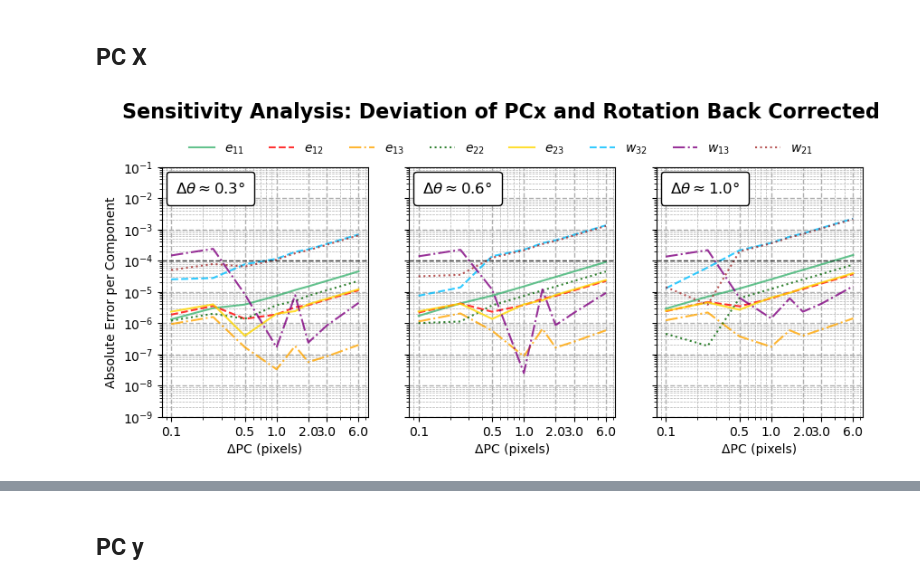
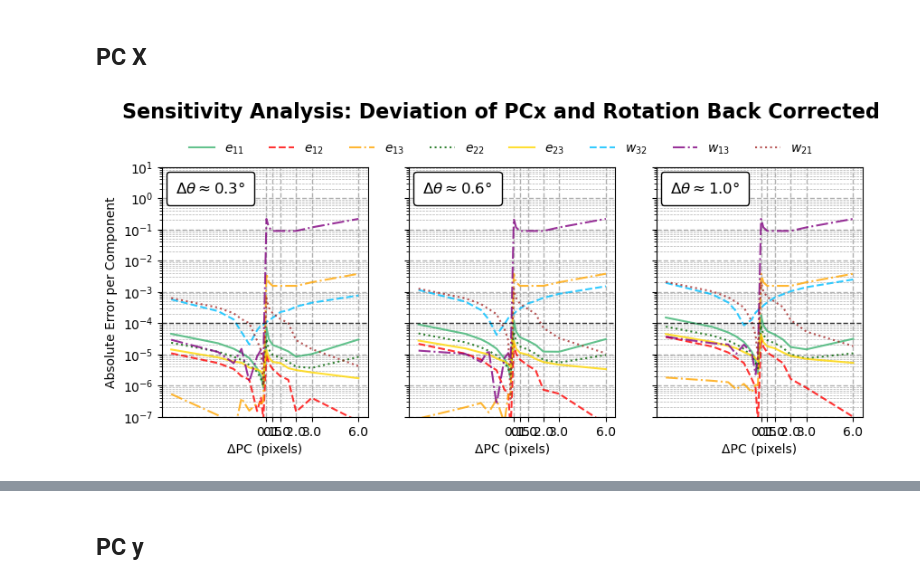
Before and after one commit to crestienne/IDIC-HREBSD, a Jupyter notebook: VisualizingResults-PCsensitivity.ipynb, the cells around one changed output, grey strips where cells are left out. Drawn from its saved outputs; the diff is of its cells as text; code cells hidden in the pictures.

```diff
--- a/VisualizingResults-PCsensitivity.ipynb
+++ b/VisualizingResults-PCsensitivity.ipynb
@@ -1308,7 +1470,7 @@ plt.show()
 # %% [markdown]
 ## Step 0: Know the PC deviations
 # %%
-delpc = np.array([0.1, 0.25, 0.5, 1.0, 1.5, 2.0, 3.0, 6.0]) # the possible PC values
+delpc = np.array([-6.0, -3, -2, -1.5, -1, -0.5, -0.25, -0.1, 0.1, 0.25, 0.5, 1.0, 1.5, 2.0, 3.0, 6.0]) # the possible PC values
 # %% [markdown]
 ## Step 1: Construct (TS)^(-1)
 
@@ -1318,11 +1480,13 @@ PC x
 # %%
 #inputs -----
 alpha = np.ones(len(delpc)) # no change in the pc width
-delx = delpc  # the change in pcx
+delx = -1*delpc  # the change in pcx
 dely = np.zeros(len(delpc))  # no change in pcy
 TS_inv_pcx = np.zeros((3,3,len(delpc)))  # preallocate the inverse transformation matrix array
 
 for i in range(len(delpc)):
     TS = np.array(([alpha[i], 0, (-1*delx[i]/alpha[i])], [0, alpha[i], (-1*dely[i]/alpha[i])], [0, 0, 1]))  # the three theta values
     #find the inverse of TS
-    TS_inv_pcx[:,:,i] = np.linalg.inv(TS)
+    TS_inv_pcx[:,:,i] = TS
+
+print(TS_inv_pcx)
@@ -1426,7 +1636,7 @@ h_corrected = w_corrected_reshaped[:, :8]
 # %%
-F = conversions.h2F(h_corrected, np.array([0, 0, 800]))
+F_new = conversions.h2F(h_corrected, np.array([0, 0, 800]))
 
 #pring F shape
-print(F.shape)
-epsilon_corrected, omega_corrected = conversions.F2strain(F)
+print(F_new.shape)
+epsilon_corrected, omega_corrected = conversions.F2strain(F_new, small_strain=False)
 # %% [output]
@@ -1523,7 +1734,8 @@ e12_pcx shape:  (8, 12)
 # %%
 #print the shape of e11_pcx
 print("e11_pcx shape: ", e11_pcx.shape)
-
+print(e11_true.shape)
+print(Rows, Columns)
 # Verify true value shapes for broadcasting
 assert e11_true.shape == (12,), f"Expected 12 true values for e11, got {e11_true.shape}"
 assert e12_true.shape == (12,), f"Expected 12 true values for e12, got {e12_true.shape}"
@@ -1533,16 +1745,17 @@ assert e_23_true.shape == (12,), f"Expected 12 true values for e23, got {e_23_tr
 assert w32_true.shape == (12,), f"Expected 12 true values for w32, got {w32_true.shape}"
 assert w13_true.shape == (12,), f"Expected 12 true values for w13, got {w13_true.shape}"
 assert w21_true.shape == (12,), f"Expected 12 true values for w21, got {w21_true.shape}"
+print(e11_true)
+print(w21_true)
 
 #subtract the true values from the pcx values from each row in e11_pcx to get the error
 # Explicit broadcasting: each row gets the same 12 true values subtracted
-e11_pcx_error = np.abs(e11_pcx - e11_true.reshape(1, 12))
-e12_pcx_error = np.abs(e12_pcx - e12_true.reshape(1, 12))
-e13_pcx_error = np.abs(e13_pcx - e13_true.reshape(1, 12))
-e22_pcx_error = np.abs(e22_pcx - e22_true.reshape(1, 12))
-e23_pcx_error = np.abs(e23_pcx - e_23_true.reshape(1, 12))
-
-w32_pcx_error = np.abs(w32_pcx - w32_true.reshape(1, 12))
-w13_pcx_error = np.abs(w13_pcx - w13_true.reshape(1, 12))
-w21_pcx_error = np.abs(w21_pcx - w21_true.reshape(1, 12))
+e11_pcx_error = np.abs(np.abs(e11_pcx) - np.abs(e11_true[None, :]))
+e12_pcx_error = np.abs(np.abs(e12_pcx) - np.abs(e12_true[None, :]))
+e13_pcx_error = np.abs(np.abs(e13_pcx) - np.abs(e13_true[None, :]))
+e22_pcx_error = np.abs(np.abs(e22_pcx) - np.abs(e22_true[None, :]))
+e23_pcx_error = np.abs(np.abs(e23_pcx) - np.abs(e_23_true[None, :]))
+w32_pcx_error = np.abs(np.abs(w32_pcx) - np.abs(w32_true[None, :]))
+w13_pcx_error = np.abs(np.abs(w13_pcx) - np.abs(w13_true[None, :]))
+w21_pcx_error = np.abs(np.abs(w21_pcx) - np.abs(w21_true[None, :]))
 # %% [output]
@@ -1632,16 +1850,17 @@ for ax_idx, col in enumerate(column):
         y = arrays[comp_idx][:, col]
         # only set the label on the first subplot so legend entries are unique
         if ax_idx == 0:
-            ax[ax_idx].loglog(x_axis, y, linestyle=linestyle_map[comp], label=labels[comp_idx],
+            ax[ax_idx].plot(x_axis, y, linestyle=linestyle_map[comp], label=labels[comp_idx],
                             color=color_map[comp], linewidth=1.5, alpha=0.8)
         else:
-            ax[ax_idx].loglog(x_axis, y, linestyle=linestyle_map[comp],
+            ax[ax_idx].plot(x_axis, y, linestyle=linestyle_map[comp],
                             color=color_map[comp], linewidth=1.5, alpha=0.8)
+        ax[ax_idx].set_yscale('log')
 
     # Add horizontal dashed line at 1e-4
     ax[ax_idx].axhline(y=1e-4, color='black', linestyle='--', linewidth=1, alpha=0.7)
 
-    ax[ax_idx].set_ylim(1e-9, 1e-1)
+    ax[ax_idx].set_ylim(1e-7, 1e1)
 
 
     ax[ax_idx].set_xlabel("ΔPC (pixels)")
@@ -1657,31 +1876,31 @@ for ax_idx, col in enumerate(column):
         ax[ax_idx].set_yticklabels([])   # hide y labels for middle
     else:
         title = r"$ \Delta \theta \approx 1.0 \degree$"
         ax[ax_idx].set_yticklabels([])   # hide y labels for rightmost
 
     at = AnchoredText(title,
                       loc='upper left',                # change to 'upper right' etc.
                       prop=dict(size=12, weight='bold'),
                       frameon=True)
     at.patch.set_boxstyle("round,pad=0.2")
     ax[ax_idx].add_artist(at)
 
     ax[ax_idx].grid(which='both', axis='both', linestyle='--', linewidth=0.5)
     # make the major grid lines more prominent
     ax[ax_idx].grid(which='major', axis='both', linestyle='--', linewidth=1.0)
 
 
     ax[ax_idx].set_xticks([0.1, 0.5, 1.0, 2.0, 3.0, 6.0])
     ax[ax_idx].set_xticklabels(['0.1', '0.5', '1.0', '2.0', '3.0', '6.0'])
 
 fig.suptitle(f"Sensitivity Analysis: Deviation of PCx and Rotation Back Corrected", fontsize=16, fontweight='bold', y=0.98)
 
 
 # collect handles/labels from the first axis (unique)
 handles, labels = ax[0].get_legend_handles_labels()
 fig.legend(handles, labels, loc='upper center', bbox_to_anchor=(0.5, 0.90), ncol=9, frameon=False)
 plt.subplots_adjust(top=0.80)
 plt.savefig(f'{foldername}/Relative_Error_PCx_and_Rotation_backcorrected.png', dpi=300)
 plt.show()
 # %% [output]
-[figure, old version]
+[figure, new version]
```
Also changed, not shown: parts of 56 cells of this notebook, 1 other file.
